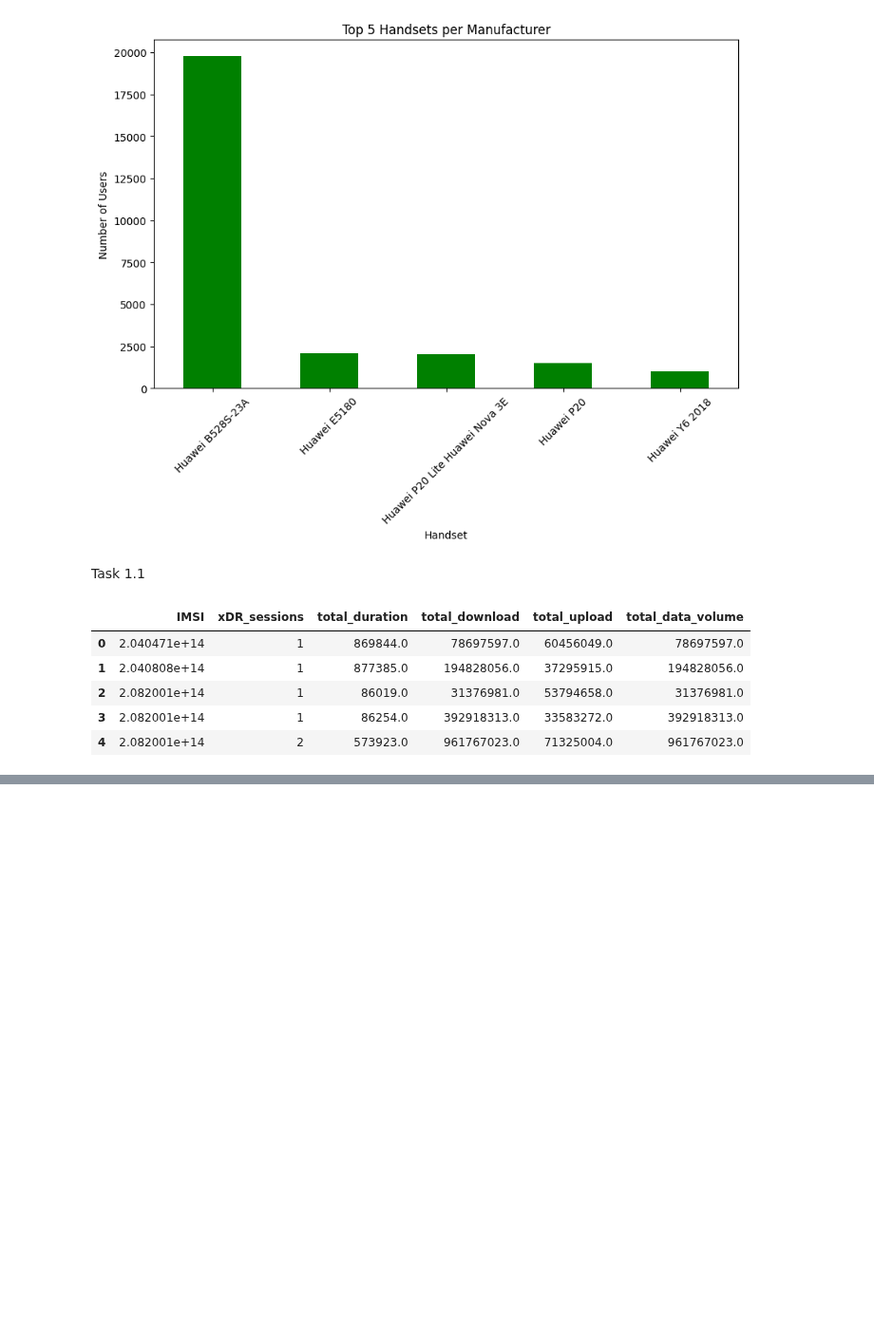
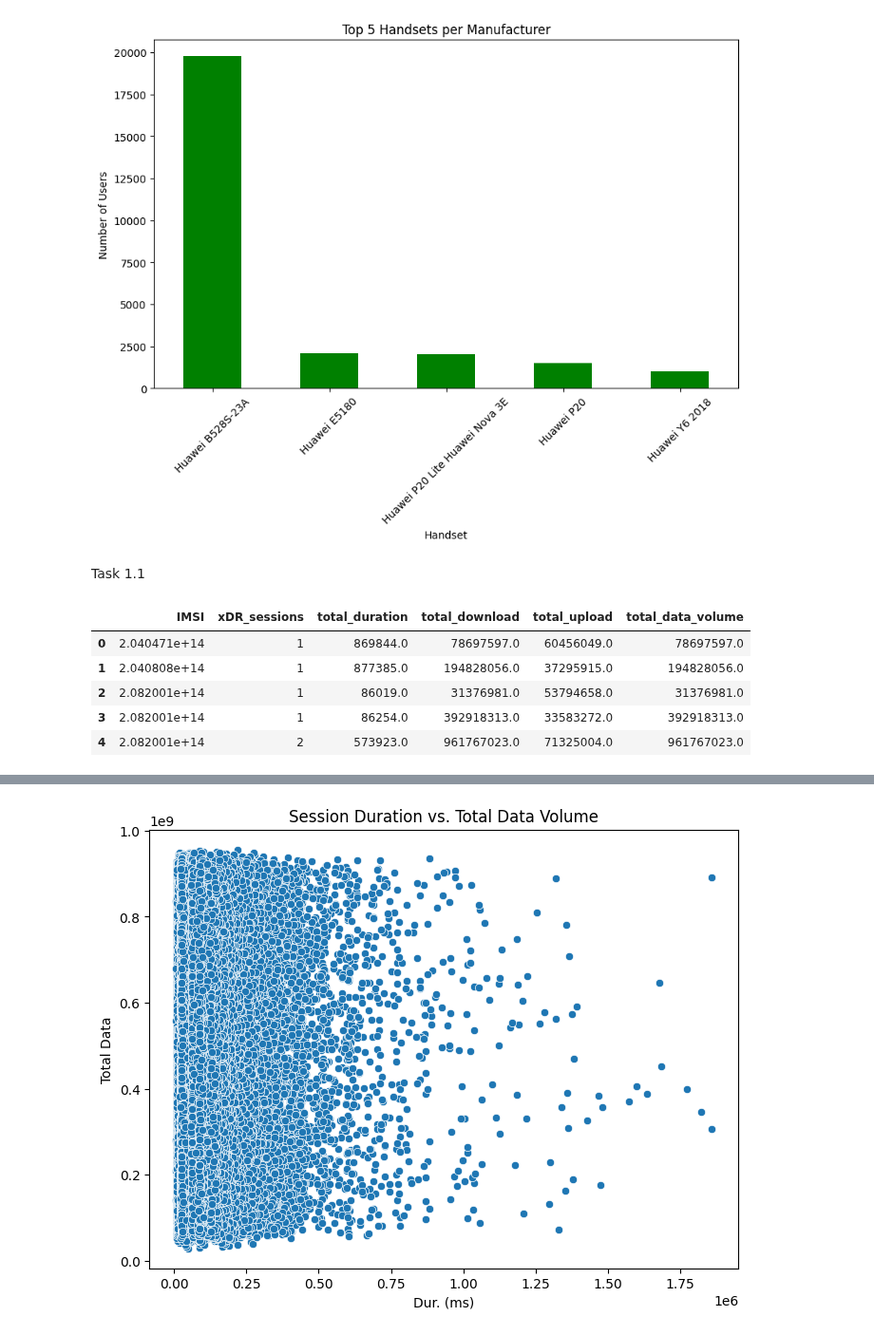
Before and after one commit to yishakk/Week-2-TellCo, a Jupyter notebook: notebooks/overview_analysis.ipynb, the cells around one changed output, grey strips where cells are left out. Shown at 95% size. Saved outputs shown, nothing was run; the diff lists cells and outputs as text; code cells hidden in the pictures; blank space fills up the shorter version.

```diff
--- a/notebooks/overview_analysis.ipynb
+++ b/notebooks/overview_analysis.ipynb
@@ -109,0 +221,4 @@ user_metrics.head()
+# %%
+plot_bivariate(tellco_data, 'Dur. (ms)', 'Total Data', title='Session Duration vs. Total Data Volume')
+# %% [output]
+[figure, added]
```
Also changed, not shown: parts of 11 cells of this notebook, 1 other file.
